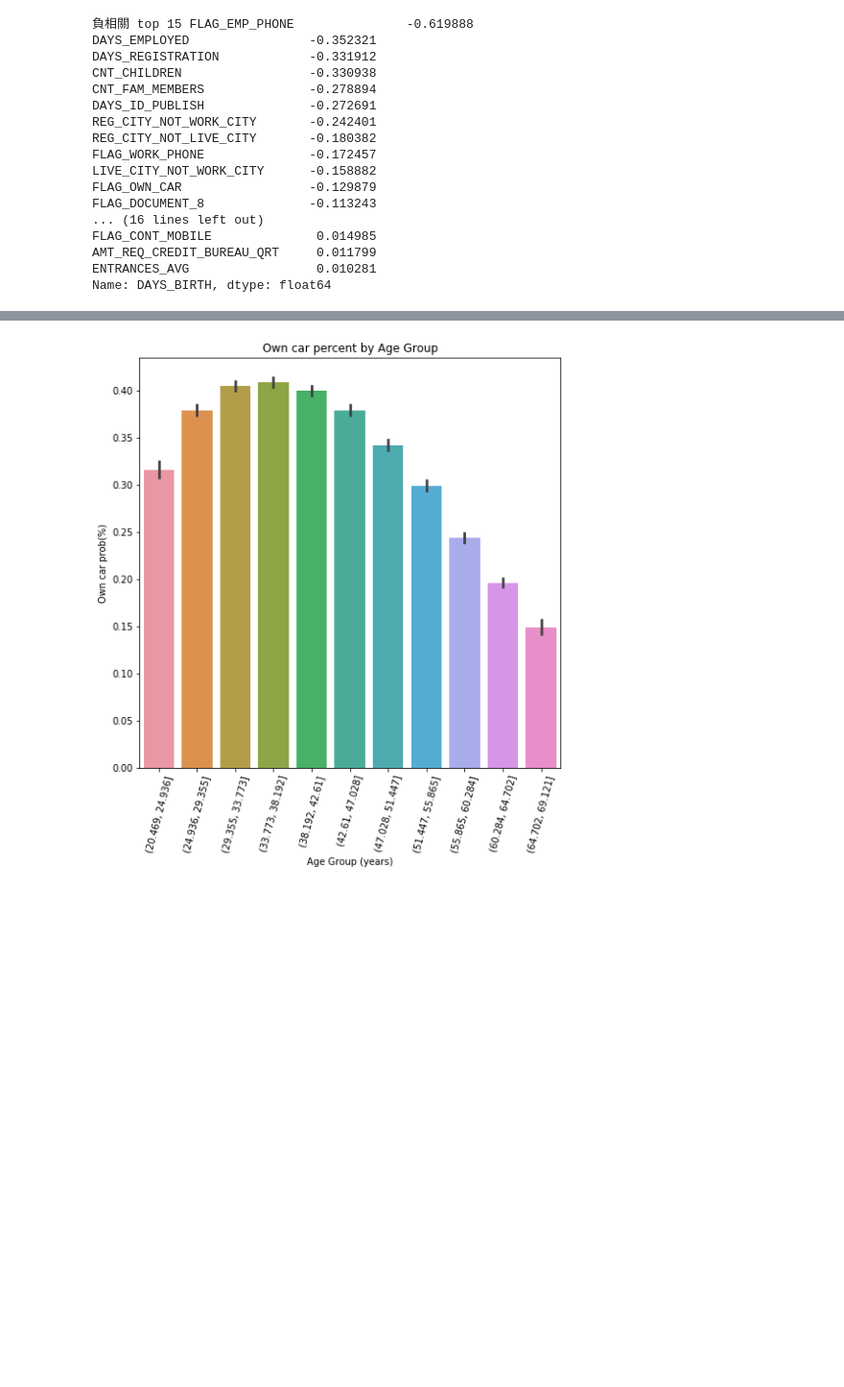
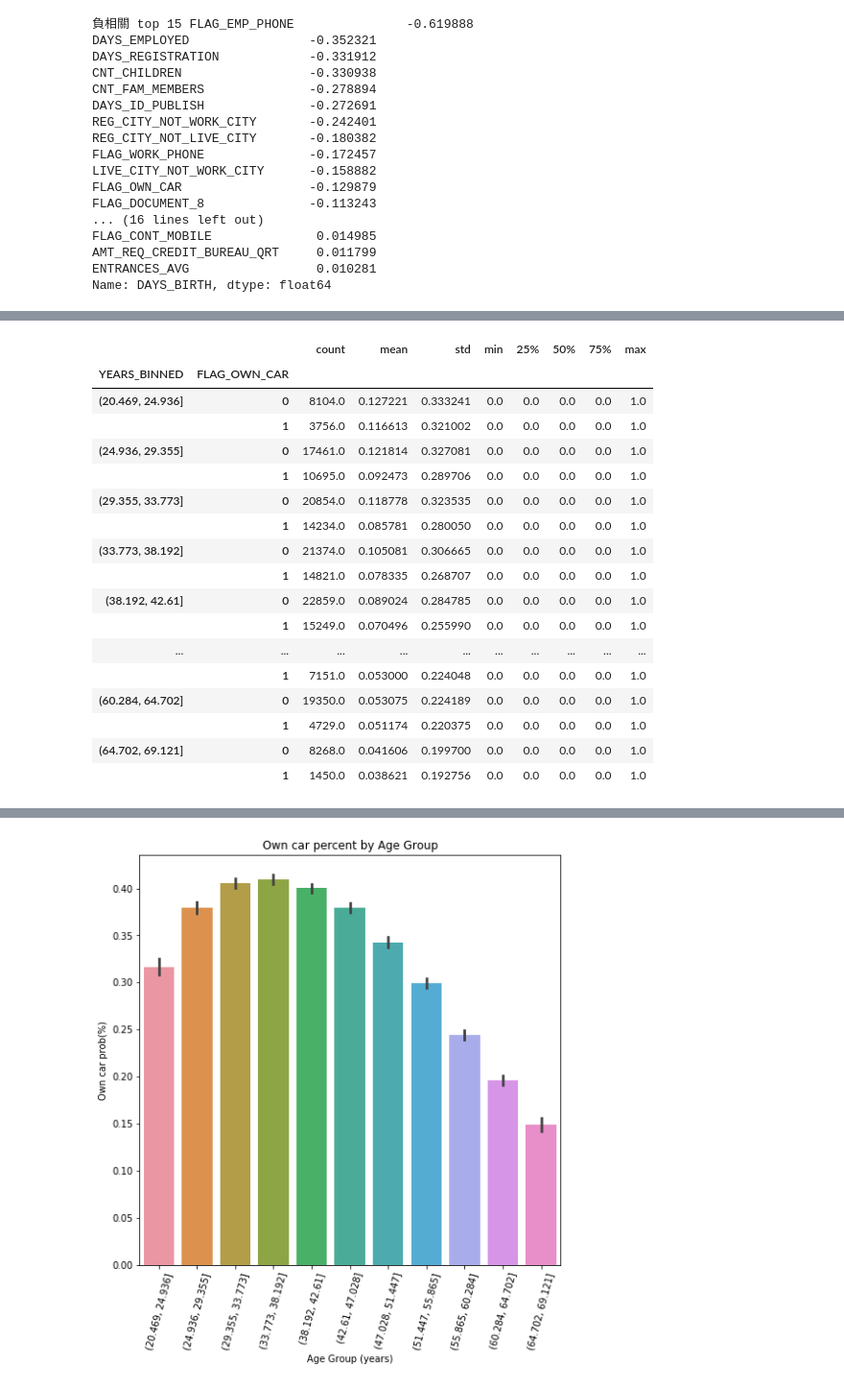
Before and after one commit to luokamars/3rd-ML100Days, a Jupyter notebook: homework/Day_018_HW.ipynb, the cells around one changed output, grey strips where cells are left out. Shown at 96% size. Cells and saved outputs as stored; diff of their text form; code cells hidden in the pictures; blank space fills up the shorter version.

```diff
--- a/homework/Day_018_HW.ipynb
+++ b/homework/Day_018_HW.ipynb
@@ -118,0 +119,22 @@ Name: YEARS_BINNED, dtype: int64
+# %%
+test_df= age_data.groupby(['YEARS_BINNED','FLAG_OWN_CAR'])
+test_df['TARGET'].describe()
+# %% [output]
+|  |  | count | mean | std | min | 25% | 50% | 75% | max |
+| YEARS_BINNED | FLAG_OWN_CAR |  |  |  |  |  |  |  |  |
+| (20.469, 24.936] | 0 | 8104.0 | 0.127221 | 0.333241 | 0.0 | 0.0 | 0.0 | 0.0 | 1.0 |
+|  | 1 | 3756.0 | 0.116613 | 0.321002 | 0.0 | 0.0 | 0.0 | 0.0 | 1.0 |
+| (24.936, 29.355] | 0 | 17461.0 | 0.121814 | 0.327081 | 0.0 | 0.0 | 0.0 | 0.0 | 1.0 |
+|  | 1 | 10695.0 | 0.092473 | 0.289706 | 0.0 | 0.0 | 0.0 | 0.0 | 1.0 |
+| (29.355, 33.773] | 0 | 20854.0 | 0.118778 | 0.323535 | 0.0 | 0.0 | 0.0 | 0.0 | 1.0 |
+|  | 1 | 14234.0 | 0.085781 | 0.280050 | 0.0 | 0.0 | 0.0 | 0.0 | 1.0 |
+| (33.773, 38.192] | 0 | 21374.0 | 0.105081 | 0.306665 | 0.0 | 0.0 | 0.0 | 0.0 | 1.0 |
+|  | 1 | 14821.0 | 0.078335 | 0.268707 | 0.0 | 0.0 | 0.0 | 0.0 | 1.0 |
+| (38.192, 42.61] | 0 | 22859.0 | 0.089024 | 0.284785 | 0.0 | 0.0 | 0.0 | 0.0 | 1.0 |
+|  | 1 | 15249.0 | 0.070496 | 0.255990 | 0.0 | 0.0 | 0.0 | 0.0 | 1.0 |
+| ... | ... | ... | ... | ... | ... | ... | ... | ... | ... |
+|  | 1 | 7151.0 | 0.053000 | 0.224048 | 0.0 | 0.0 | 0.0 | 0.0 | 1.0 |
+| (60.284, 64.702] | 0 | 19350.0 | 0.053075 | 0.224189 | 0.0 | 0.0 | 0.0 | 0.0 | 1.0 |
+|  | 1 | 4729.0 | 0.051174 | 0.220375 | 0.0 | 0.0 | 0.0 | 0.0 | 1.0 |
+| (64.702, 69.121] | 0 | 8268.0 | 0.041606 | 0.199700 | 0.0 | 0.0 | 0.0 | 0.0 | 1.0 |
+|  | 1 | 1450.0 | 0.038621 | 0.192756 | 0.0 | 0.0 | 0.0 | 0.0 | 1.0 |
```
Also changed, not shown: parts of 3 cells of this notebook.
